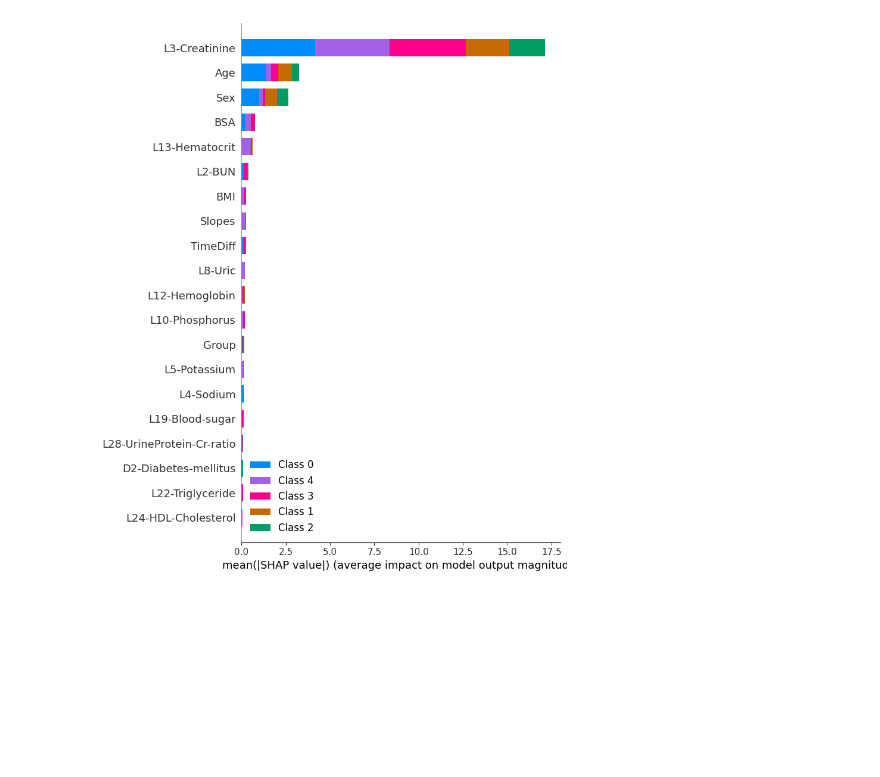
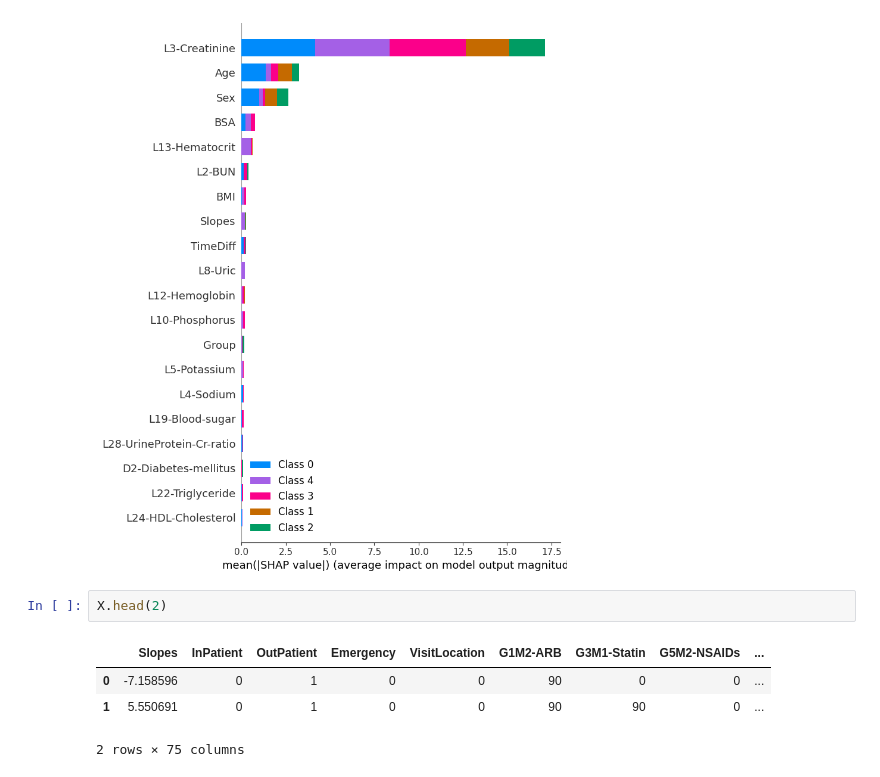
Before and after one commit to nxxk23/PROJECT, a Jupyter notebook: TestXGB.ipynb, the cells around one changed output. Saved outputs shown, nothing was run; the diff lists cells and outputs as text; blank space fills up the shorter version.

```diff
--- a/TestXGB.ipynb
+++ b/TestXGB.ipynb
@@ -514,3 +512,10 @@ shap.summary_plot(shap_values, X_test_scaled, feature_names=X.columns, show=Fals
 plt.show()
 # %% [output]
 [figure]
+# %%
+X.head(2)
+# %% [output]
+|  | Slopes | InPatient | OutPatient | Emergency | VisitLocation | G1M2-ARB | G3M1-Statin | G5M2-NSAIDs | ... |
+| 0 | -7.158596 | 0 | 1 | 0 | 0 | 90 | 0 | 0 | ... |
+| 1 | 5.550691 | 0 | 1 | 0 | 0 | 90 | 90 | 0 | ... |
+2 rows × 75 columns
```
Also changed, not shown: parts of 2 cells of this notebook.
